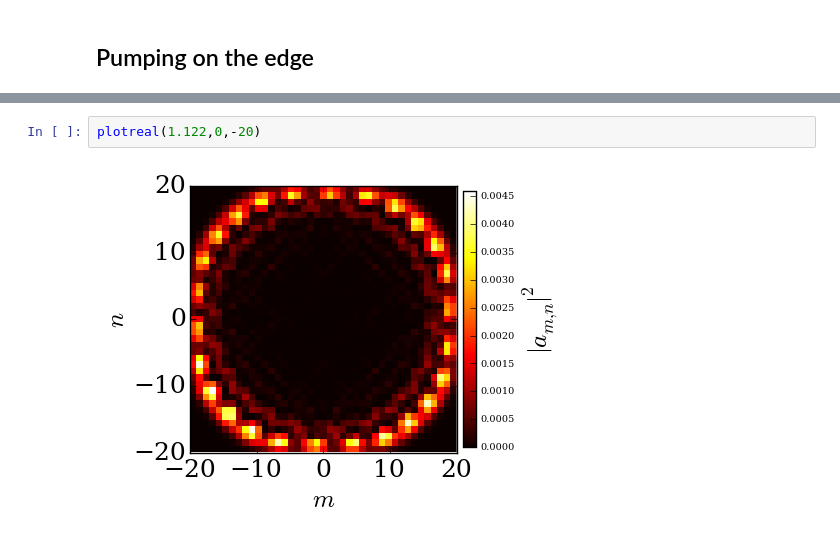
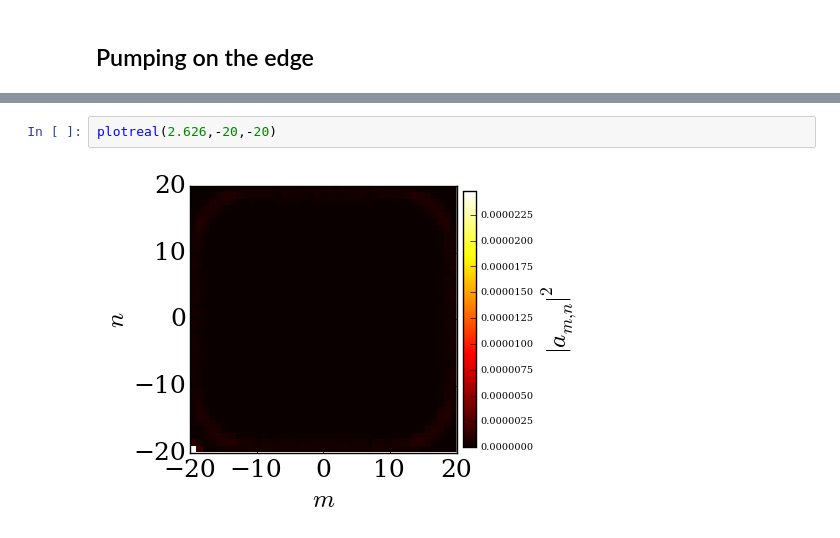
Before and after one commit to berceanu/notebooks, a Jupyter notebook: julia/berryphase.ipynb, the cells around one changed output, grey strips where cells are left out. Cells and saved outputs as stored; diff of their text form.

```diff
--- a/julia/berryphase.ipynb
+++ b/julia/berryphase.ipynb
@@ -62,4 +62,4 @@ plotintensity(0,-20; start = -0.5, stp = 0.001, stop = 1.5, vert=1.122)
-# %%
-plotreal(1.122,0,-20)
-# %% [output]
-[figure, removed]
+# %%
+plotreal(2.626,-20,-20)
+# %% [output]
+[figure, added]
```
Also changed, not shown: parts of 5 cells of this notebook.
